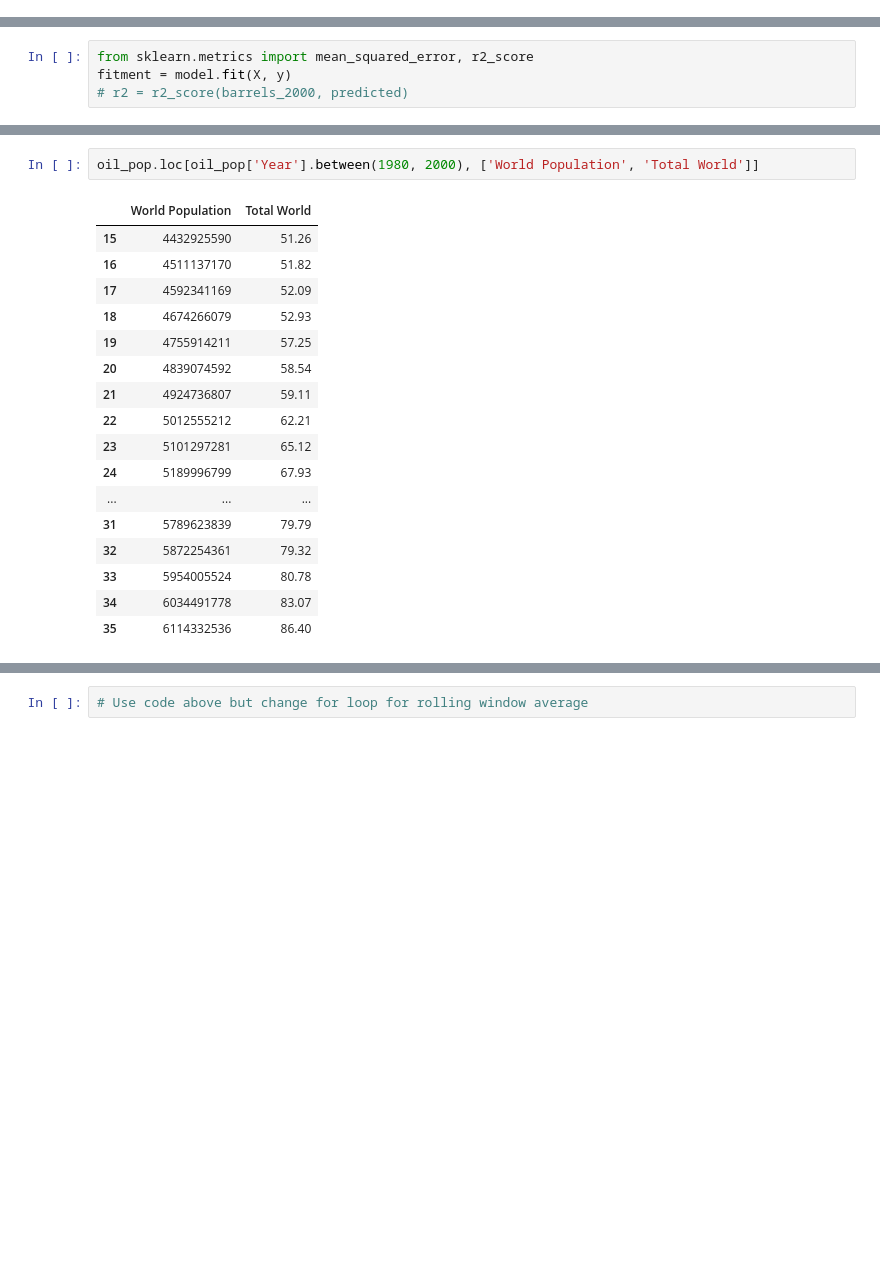
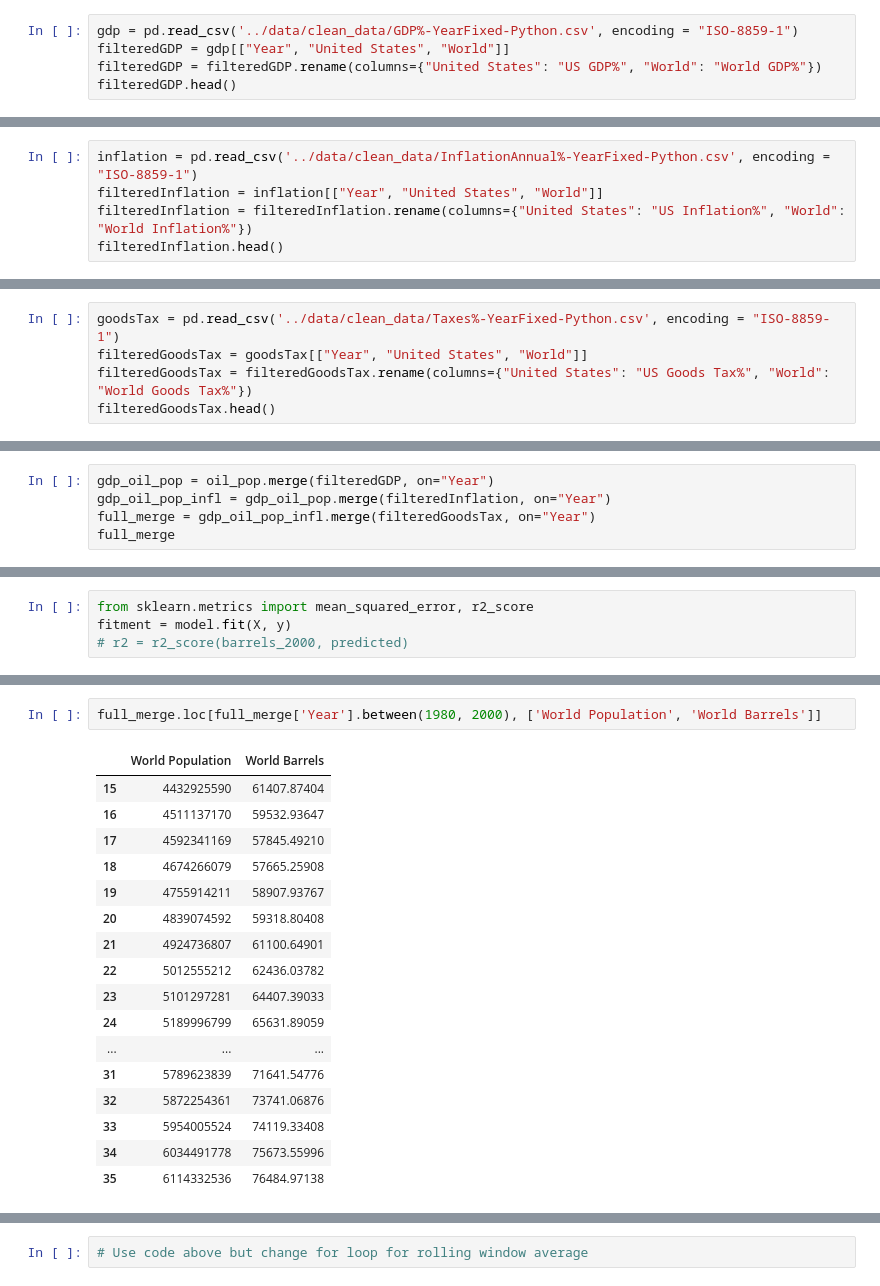
Before and after one commit to minerva-b/Final_Team_Project, a Jupyter notebook: Kmar/Oil_Consum_Regres_ML.ipynb, the cells around one changed output, grey strips where cells are left out. Cells and saved outputs as stored; diff of their text form; blank space fills up the shorter version.

```diff
--- a/Kmar/Oil_Consum_Regres_ML.ipynb
+++ b/Kmar/Oil_Consum_Regres_ML.ipynb
@@ -57,0 +36,5 @@ oil_pop
+# %%
+gdp = pd.read_csv('../data/clean_data/GDP%-YearFixed-Python.csv', encoding = "ISO-8859-1")
+filteredGDP = gdp[["Year", "United States", "World"]]
+filteredGDP = filteredGDP.rename(columns={"United States": "US GDP%", "World": "World GDP%"})
+filteredGDP.head()
@@ -57,0 +48,5 @@ oil_pop
+# %%
+inflation = pd.read_csv('../data/clean_data/InflationAnnual%-YearFixed-Python.csv', encoding = "ISO-8859-1")
+filteredInflation = inflation[["Year", "United States", "World"]]
+filteredInflation = filteredInflation.rename(columns={"United States": "US Inflation%", "World": "World Inflation%"})
+filteredInflation.head()
@@ -57,0 +60,5 @@ oil_pop
+# %%
+goodsTax = pd.read_csv('../data/clean_data/Taxes%-YearFixed-Python.csv', encoding = "ISO-8859-1")
+filteredGoodsTax = goodsTax[["Year", "United States", "World"]]
+filteredGoodsTax = filteredGoodsTax.rename(columns={"United States": "US Goods Tax%", "World": "World Goods Tax%"})
+filteredGoodsTax.head()
@@ -57,0 +72,5 @@ oil_pop
+# %%
+gdp_oil_pop = oil_pop.merge(filteredGDP, on="Year")
+gdp_oil_pop_infl = gdp_oil_pop.merge(filteredInflation, on="Year")
+full_merge = gdp_oil_pop_infl.merge(filteredGoodsTax, on="Year")
+full_merge
@@ -167,23 +234,23 @@ array([[ 26.82990627],
 # %%
-oil_pop.loc[oil_pop['Year'].between(1980, 2000), ['World Population', 'Total World']]
+full_merge.loc[full_merge['Year'].between(1980, 2000), ['World Population', 'World Barrels']]
 # %% [output]
-|  | World Population | Total World |
-| 15 | 4432925590 | 51.26 |
-| 16 | 4511137170 | 51.82 |
-| 17 | 4592341169 | 52.09 |
-| 18 | 4674266079 | 52.93 |
-| 19 | 4755914211 | 57.25 |
-| 20 | 4839074592 | 58.54 |
-| 21 | 4924736807 | 59.11 |
-| 22 | 5012555212 | 62.21 |
-| 23 | 5101297281 | 65.12 |
-| 24 | 5189996799 | 67.93 |
+|  | World Population | World Barrels |
+| 15 | 4432925590 | 61407.87404 |
+| 16 | 4511137170 | 59532.93647 |
+| 17 | 4592341169 | 57845.49210 |
+| 18 | 4674266079 | 57665.25908 |
+| 19 | 4755914211 | 58907.93767 |
+| 20 | 4839074592 | 59318.80408 |
+| 21 | 4924736807 | 61100.64901 |
+| 22 | 5012555212 | 62436.03782 |
+| 23 | 5101297281 | 64407.39033 |
+| 24 | 5189996799 | 65631.89059 |
 | ... | ... | ... |
-| 31 | 5789623839 | 79.79 |
-| 32 | 5872254361 | 79.32 |
-| 33 | 5954005524 | 80.78 |
-| 34 | 6034491778 | 83.07 |
-| 35 | 6114332536 | 86.40 |
+| 31 | 5789623839 | 71641.54776 |
+| 32 | 5872254361 | 73741.06876 |
+| 33 | 5954005524 | 74119.33408 |
+| 34 | 6034491778 | 75673.55996 |
+| 35 | 6114332536 | 76484.97138 |
 # %%
 # Make for loop to run predictions from 2001 - 2010
 # Move window 1 year ahead
```
Also changed, not shown: parts of 20 cells of this notebook, 1 other file.
